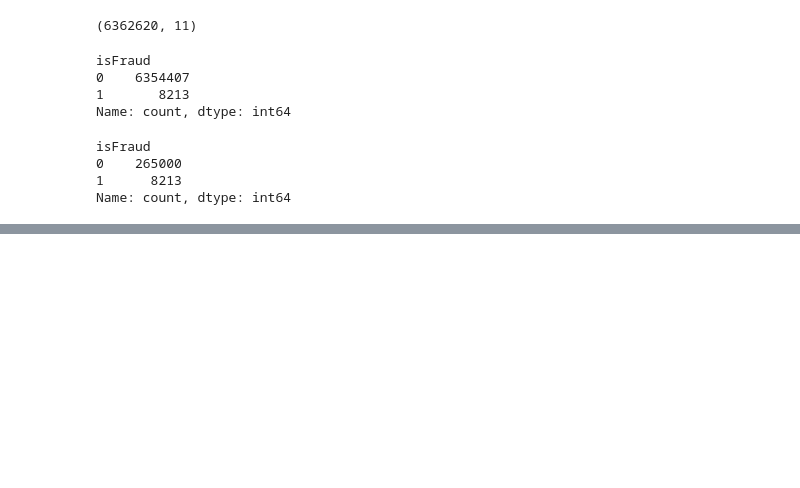
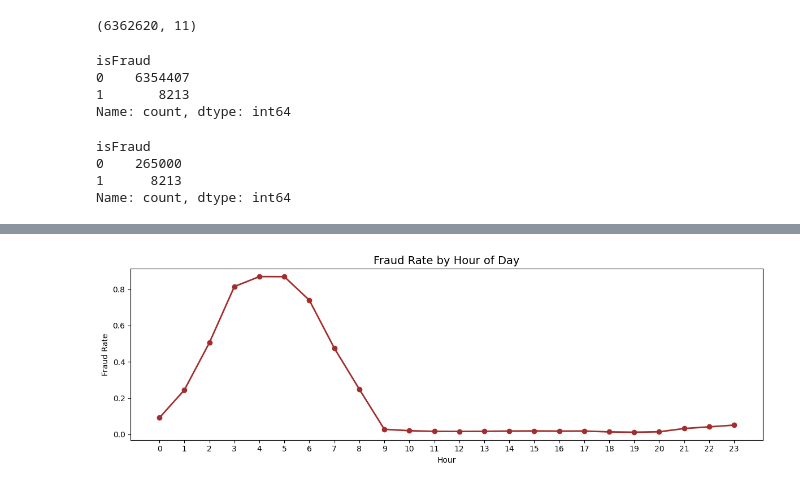
Before and after one commit to DarkKrismon/Desafio_Grupo1, a Jupyter notebook: notebooks/01_EDA.ipynb, the cells around one changed output, grey strips where cells are left out. Saved outputs shown, nothing was run; the diff lists cells and outputs as text; code cells hidden in the pictures; blank space fills up the shorter version.

```diff
--- a/notebooks/01_EDA.ipynb
+++ b/notebooks/01_EDA.ipynb
@@ -80,0 +179,14 @@ df_balanced.head()
+# %%
+fraud_by_hour = df_balanced.groupby("hour_of_the_day")["isFraud"].mean()
+
+ax = fraud_by_hour.plot(
+    kind = "line", figsize = (12, 4), color = "#A32D2D", linewidth = 2, marker = "o"
+)
+ax.set_title("Fraud Rate by Hour of Day", fontsize = 14)
+ax.set_xlabel("Hour")
+ax.set_ylabel("Fraud Rate")
+ax.set_xticks(range(0, 24))
+plt.tight_layout()
+plt.show()
+# %% [output]
+[figure, added]
```
Also changed, not shown: parts of 24 cells of this notebook.
